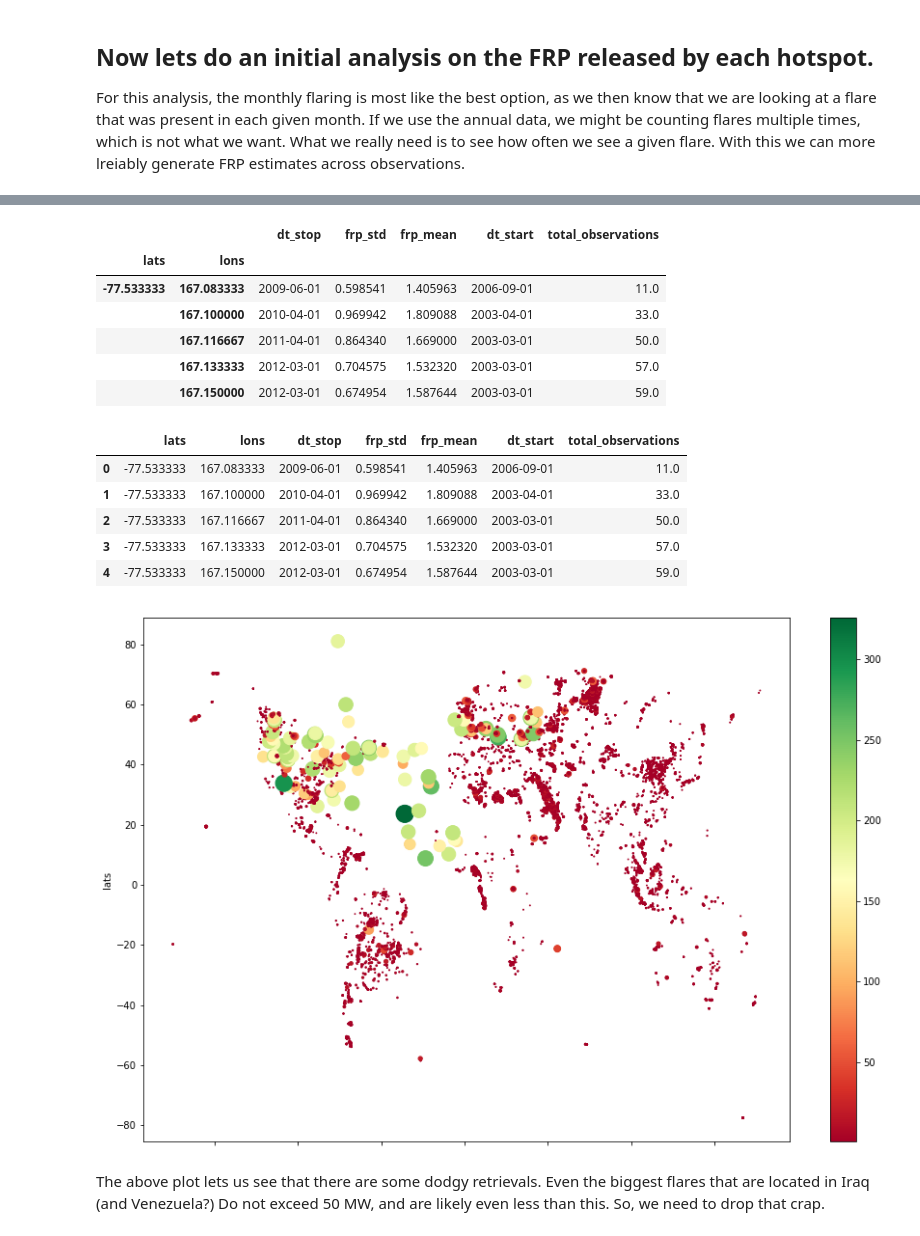
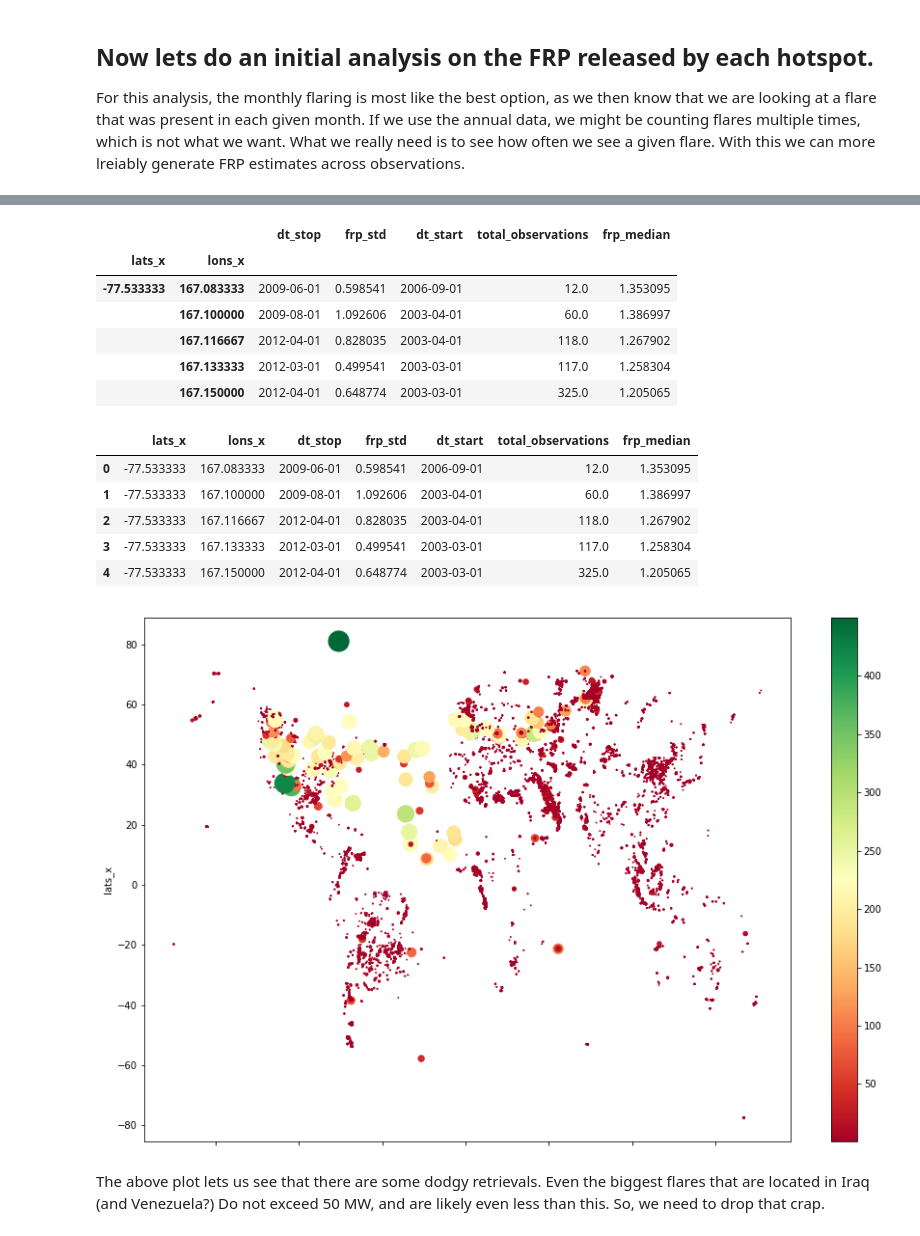
Before and after one commit to dnf0/kcl-globalgasflaring, a Jupyter notebook: notebooks/Global Gas Flaring Analysis.ipynb, the cells around one changed output, grey strips where cells are left out. Saved outputs shown, nothing was run; the diff lists cells and outputs as text; code cells hidden in the pictures.

```diff
--- a/notebooks/Global Gas Flaring Analysis.ipynb
+++ b/notebooks/Global Gas Flaring Analysis.ipynb
@@ -212,17 +216,17 @@ Now let's see how many of the hotspots are persistent throughtout the entire ATS
 
 Once pared down we group by lat and lon, and get a count of the number of occurences of each flaring location.  Any location that does not appear at least four times in each annual epoch is rejected as not being persistent over the timeseries.
 # %%
-for df in [at1_monthly_timeseries, at2_monthly_timeseries, ats_monthly_timeseries]:
+for df in [at1_monthly_df, at2_monthly_df, ats_monthly_df]:
     df['day'] = np.ones(df.shape[0]).astype('int')
     df['datetime'] = pd.to_datetime(df[['year', 'month', 'day']])
     df.set_index(['datetime'], inplace=True)
     df.drop(['year', 'month', 'day'], 1, inplace=True)
 
-at1_monthly_timeseries = at1_monthly_timeseries[(at1_monthly_timeseries.index >= datetime(1991, 8, 1)) &
-                                              (at1_monthly_timeseries.index < datetime(1996, 6, 1))]
-at2_monthly_timeseries = at2_monthly_timeseries[(at2_monthly_timeseries.index >= datetime(1996, 6, 1)) &
-                                              (at2_monthly_timeseries.index < datetime(2003, 1, 1))]
-ats_monthly_timeseries = ats_monthly_timeseries[(ats_monthly_timeseries.index >= datetime(2003, 1, 1))]
+at1_monthly_timeseries = at1_monthly_df[(at1_monthly_df.index >= datetime(1991, 8, 1)) &
+                                              (at1_monthly_df.index < datetime(1996, 6, 1))]
+at2_monthly_timeseries = at2_monthly_df[(at2_monthly_df.index >= datetime(1996, 6, 1)) &
+                                              (at2_monthly_df.index < datetime(2003, 1, 1))]
+ats_monthly_timeseries = ats_monthly_df[(ats_monthly_df.index >= datetime(2003, 1, 1))]
 # %%
 annual_df_merged = pd.concat([at1_monthly_timeseries, at2_monthly_timeseries, ats_monthly_timeseries], ignore_index=False)
 # %%
@@ -259,41 +274,41 @@ annual_df_merged.reset_index(inplace=True)
 # %%
 annual_df_merged['dt_start'] = annual_df_merged.datetime
 annual_df_merged['dt_stop'] = annual_df_merged.datetime
-annual_df_merged['frp_mean'] = annual_df_merged.frp
-annual_df_merged['frp_std'] = annual_df_merged.frp
-annual_df_merged['total_observations'] = annual_df_merged.number_of_flares_in_month
+annual_df_merged['frp_median'] = annual_df_merged.frp_x
+annual_df_merged['frp_std'] = annual_df_merged.frp_x
+annual_df_merged['total_observations'] = annual_df_merged.times_seen_in_month
 # %%
-grouped = annual_df_merged.groupby(['lats', 'lons']).agg({'total_observations': np.sum,
+grouped = annual_df_merged.groupby(['lats_x', 'lons_x']).agg({'total_observations': np.sum,
                                                           'dt_start': np.min,
                                                           'dt_stop': np.max,
-                                                          'frp_mean': np.mean,
+                                                          'frp_median': np.median,
                                                           'frp_std': np.std})
 grouped.head()
 # %% [output]
-|  |  | dt_stop | frp_std | frp_mean | dt_start | total_observations |
-| lats | lons |  |  |  |  |  |
-| -77.533333 | 167.083333 | 2009-06-01 | 0.598541 | 1.405963 | 2006-09-01 | 11.0 |
-|  | 167.100000 | 2010-04-01 | 0.969942 | 1.809088 | 2003-04-01 | 33.0 |
-|  | 167.116667 | 2011-04-01 | 0.864340 | 1.669000 | 2003-03-01 | 50.0 |
-|  | 167.133333 | 2012-03-01 | 0.704575 | 1.532320 | 2003-03-01 | 57.0 |
-|  | 167.150000 | 2012-03-01 | 0.674954 | 1.587644 | 2003-03-01 | 59.0 |
+|  |  | dt_stop | frp_std | dt_start | total_observations | frp_median |
+| lats_x | lons_x |  |  |  |  |  |
+| -77.533333 | 167.083333 | 2009-06-01 | 0.598541 | 2006-09-01 | 12.0 | 1.353095 |
+|  | 167.100000 | 2009-08-01 | 1.092606 | 2003-04-01 | 60.0 | 1.386997 |
+|  | 167.116667 | 2012-04-01 | 0.828035 | 2003-04-01 | 118.0 | 1.267902 |
+|  | 167.133333 | 2012-03-01 | 0.499541 | 2003-03-01 | 117.0 | 1.258304 |
+|  | 167.150000 | 2012-04-01 | 0.648774 | 2003-03-01 | 325.0 | 1.205065 |
 # %%
 grouped.reset_index(inplace=True)
 # %%
 grouped.head()
 # %% [output]
-|  | lats | lons | dt_stop | frp_std | frp_mean | dt_start | total_observations |
-| 0 | -77.533333 | 167.083333 | 2009-06-01 | 0.598541 | 1.405963 | 2006-09-01 | 11.0 |
-| 1 | -77.533333 | 167.100000 | 2010-04-01 | 0.969942 | 1.809088 | 2003-04-01 | 33.0 |
-| 2 | -77.533333 | 167.116667 | 2011-04-01 | 0.864340 | 1.669000 | 2003-03-01 | 50.0 |
-| 3 | -77.533333 | 167.133333 | 2012-03-01 | 0.704575 | 1.532320 | 2003-03-01 | 57.0 |
-| 4 | -77.533333 | 167.150000 | 2012-03-01 | 0.674954 | 1.587644 | 2003-03-01 | 59.0 |
+|  | lats_x | lons_x | dt_stop | frp_std | dt_start | total_observations | frp_median |
+| 0 | -77.533333 | 167.083333 | 2009-06-01 | 0.598541 | 2006-09-01 | 12.0 | 1.353095 |
+| 1 | -77.533333 | 167.100000 | 2009-08-01 | 1.092606 | 2003-04-01 | 60.0 | 1.386997 |
+| 2 | -77.533333 | 167.116667 | 2012-04-01 | 0.828035 | 2003-04-01 | 118.0 | 1.267902 |
+| 3 | -77.533333 | 167.133333 | 2012-03-01 | 0.499541 | 2003-03-01 | 117.0 | 1.258304 |
+| 4 | -77.533333 | 167.150000 | 2012-04-01 | 0.648774 | 2003-03-01 | 325.0 | 1.205065 |
 # %%
-grouped.plot(kind='scatter', x='lons', y='lats',s=grouped.frp_mean,
-             c=grouped.frp_mean, cmap=plt.cm.RdYlGn, figsize=(15,10))
+grouped.plot(kind='scatter', x='lons_x', y='lats_x',s=grouped.frp_median,
+             c=grouped.frp_median, cmap=plt.cm.RdYlGn, figsize=(15,10))
 plt.show()
 # %% [output]
-[figure, old version]
+[figure, new version]
 # %% [markdown]
 The above plot lets us see that there are some dodgy retrievals.  Even the biggest flares that are located in Iraq (and Venezuela?) Do not exceed 50 MW, and are likely even less than this.  So, we need to drop that crap.
 # %%
```
Also changed, not shown: parts of 17 cells of this notebook, 4 other files.
